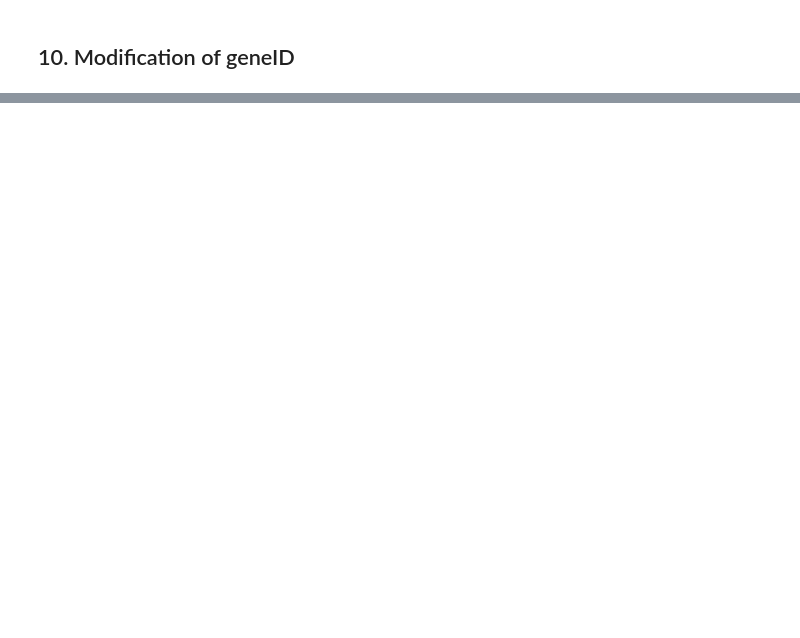
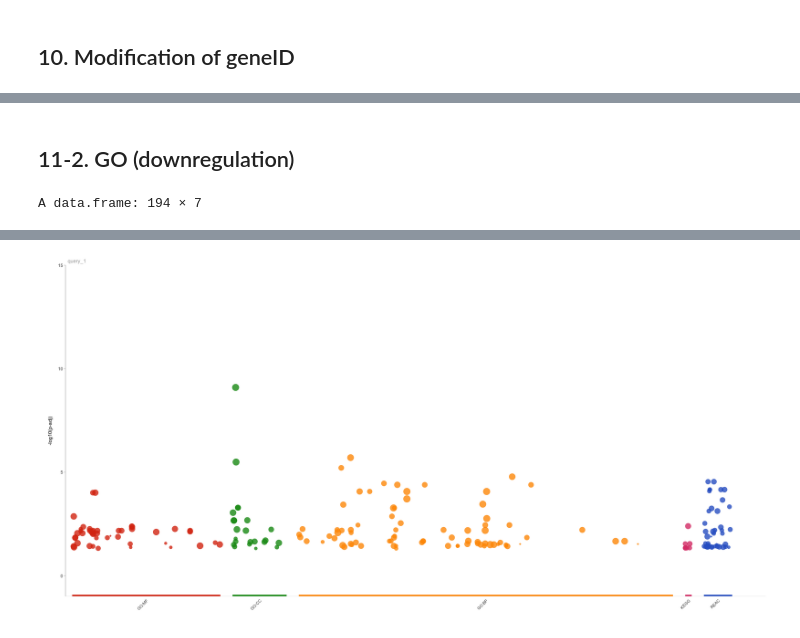
Before and after one commit to cbioinformatics/bulkRNAseq, a Jupyter notebook: TCGA.ipynb, the cells around one changed output, grey strips where cells are left out. Drawn from its saved outputs; the diff is of its cells as text; code cells hidden in the pictures; blank space fills up the shorter version.

```diff
--- a/TCGA.ipynb
+++ b/TCGA.ipynb
@@ -206,0 +188,20 @@ NotebookApp.rate_limit_window=3.0 (secs)
+# %% [markdown]
+## 11-2. GO (downregulation)
+# %%
+gostres2 <- gost(down, correction_method = "false_discovery_rate",sources = c("GO", "KEGG", "REAC"),evcodes = TRUE,organism = "hsapiens")
+
+if(length(gostres2)>0){
+
+  g2<-data.frame(gostres2$result$query_size,gostres2$result$intersection_size,gostres2$result$p_value,gostres2$result$term_id,gostres2$result$source,gostres2$result$term_name,gostres2$result$intersection)
+
+  colnames(g2)<-sub("gostres2.result.","",colnames(g2))
+
+  g2<-g2[order(g2$p_value),]
+  rownames(g2)<-NULL
+
+  p2 <- gostplot(gostres2,interactive=F,capped=F)
+}
+g2
+p2
+# %% [output]
+A data.frame: 194 × 7
@@ -206,0 +226 @@ NotebookApp.rate_limit_window=3.0 (secs)
+[figure, added]
```
Also changed, not shown: parts of 7 cells of this notebook.
